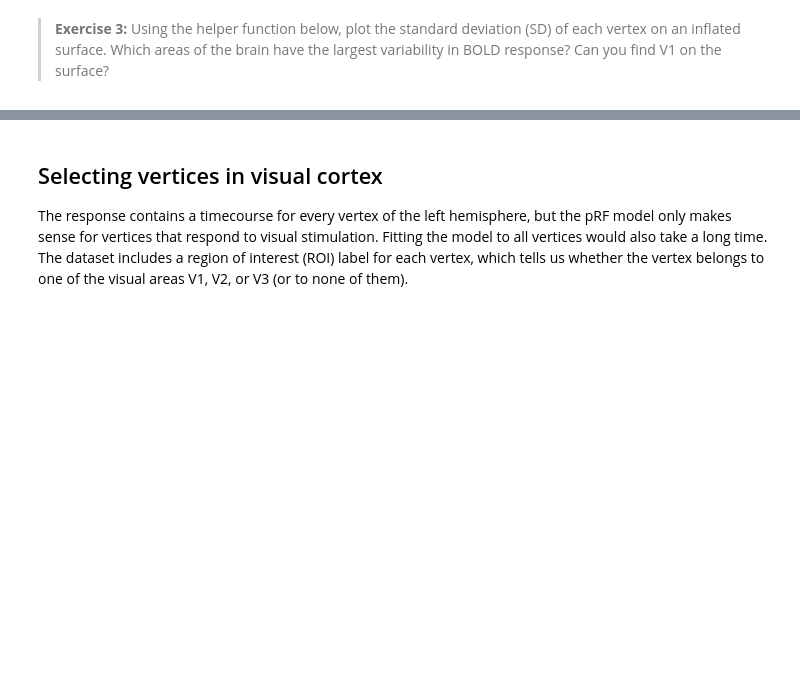
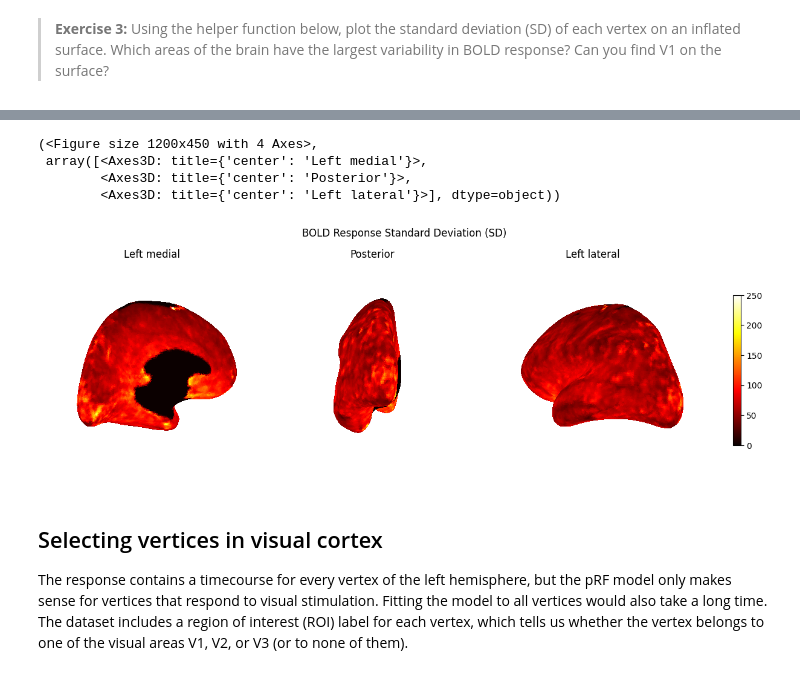
Before and after one commit to quailsir/Python, a Jupyter notebook: notebooks/workshop/02-prf-visual-fmri-cv.ipynb, the cells around one changed output, grey strips where cells are left out. Saved outputs shown, nothing was run; the diff lists cells and outputs as text; code cells hidden in the pictures; blank space fills up the shorter version.

```diff
--- a/notebooks/workshop/02-prf-visual-fmri-cv.ipynb
+++ b/notebooks/workshop/02-prf-visual-fmri-cv.ipynb
@@ -112,6 +161,24 @@ from plotting_helpers import make_surface_plot
 
 # The surface is the same for all splits of the dataset, so we take it from the training data
 plot_surf_stat_map_helper = make_surface_plot(dataset_train.mesh)
+# %%
+# Calculate the standard deviation (SD) over time for each vertex
+response_sd = response_train.std(axis=1)
+
+# Plot the response SD on the inflated surface
+plot_surf_stat_map_helper(
+    response_sd,
+    title="BOLD Response Standard Deviation (SD)",
+    cmap="hot",
+    vmin=0,
+    vmax=250
+)
+# %% [output]
+(<Figure size 1200x450 with 4 Axes>,
+ array([<Axes3D: title={'center': 'Left medial'}>,
+        <Axes3D: title={'center': 'Posterior'}>,
+        <Axes3D: title={'center': 'Left lateral'}>], dtype=object))
+[figure, added]
 # %%
 # Your code goes here
 # %% [markdown]
```
Also changed, not shown: parts of 6 cells of this notebook.
